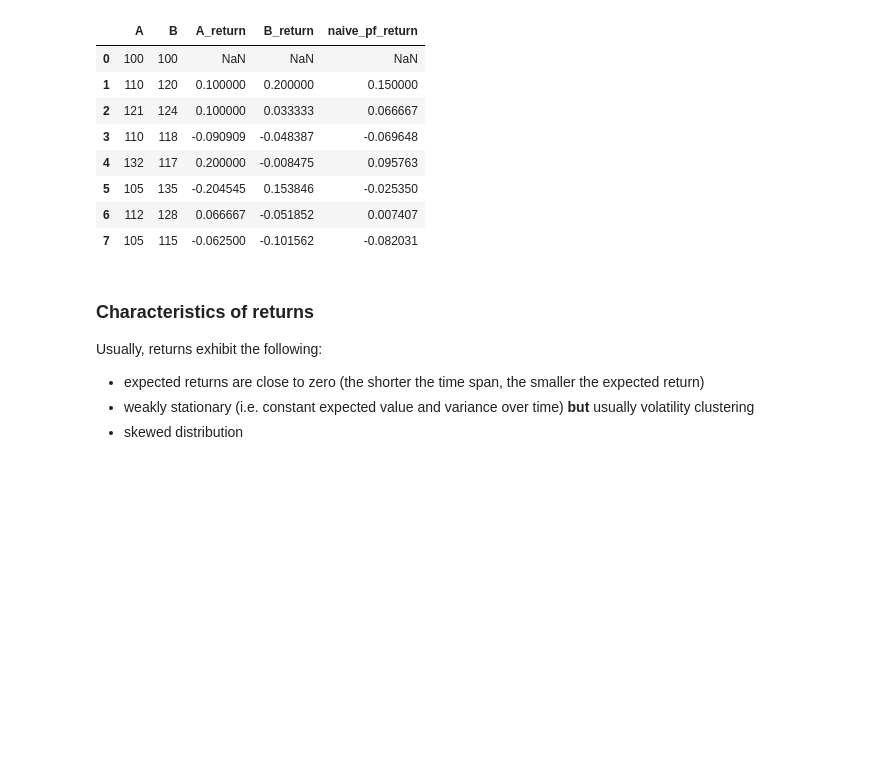
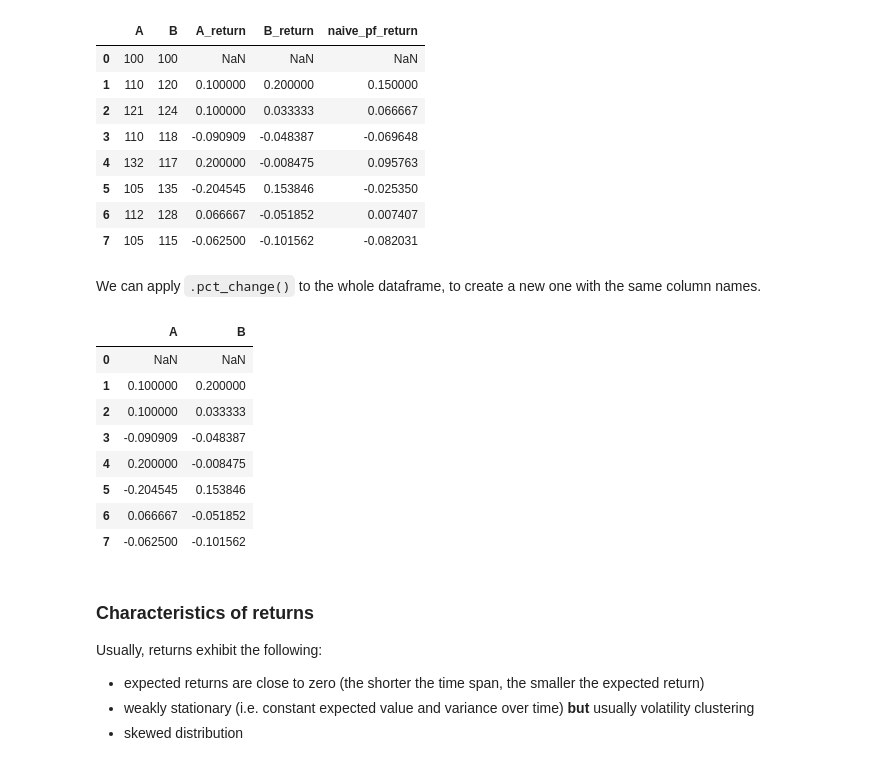
Before and after one commit to jnkng/reporting_python, a Jupyter notebook: _sources/13_financial_stats_CAPM_2025.ipynb, the cells around one changed output. Drawn from its saved outputs; the diff is of its cells as text; code cells hidden in the pictures; blank space fills up the shorter version.

```diff
--- a/_sources/13_financial_stats_CAPM_2025.ipynb
+++ b/_sources/13_financial_stats_CAPM_2025.ipynb
@@ -158,11 +158,12 @@ df
 # %% [markdown]
 When we want to calculate the returns for a naive portfolio, we simply calculate the mean over all returns. This give us the daily (naive) portfolio returns over time.
 # %%
-df['A_return'] = df.A.pct_change()
-df['B_return'] = df.B.pct_change()
+df_prices_and_returns = df.copy()
+df_prices_and_returns['A_return'] = df_prices_and_returns.A.pct_change()
+df_prices_and_returns['B_return'] = df_prices_and_returns.B.pct_change()
 # mean applied to axis=1, means we calculate the row mean (axis=0 will calculate the column mean)
-df.loc[1:,'naive_pf_return'] = df.loc[1:,['A_return', 'B_return']].mean(axis=1)
-df
+df_prices_and_returns.loc[1:,'naive_pf_return'] = df_prices_and_returns.loc[1:,['A_return', 'B_return']].mean(axis=1)
+df_prices_and_returns
 # %% [output]
 |  | A | B | A_return | B_return | naive_pf_return |
 | 0 | 100 | 100 | NaN | NaN | NaN |
@@ -173,6 +174,22 @@ df
 | 5 | 105 | 135 | -0.204545 | 0.153846 | -0.025350 |
 | 6 | 112 | 128 | 0.066667 | -0.051852 | 0.007407 |
 | 7 | 105 | 115 | -0.062500 | -0.101562 | -0.082031 |
+# %% [markdown]
+We can apply `.pct_change()` to the whole dataframe, to create a new one with the same column names.
+# %%
+df_just_returns = df.copy()
+df_just_returns = df_just_returns.pct_change()
+df_just_returns
+# %% [output]
+|  | A | B |
+| 0 | NaN | NaN |
+| 1 | 0.100000 | 0.200000 |
+| 2 | 0.100000 | 0.033333 |
+| 3 | -0.090909 | -0.048387 |
+| 4 | 0.200000 | -0.008475 |
+| 5 | -0.204545 | 0.153846 |
+| 6 | 0.066667 | -0.051852 |
+| 7 | -0.062500 | -0.101562 |
 # %% [markdown]
 ### Characteristics of returns
 
```
Also changed, not shown: 4 other files.
